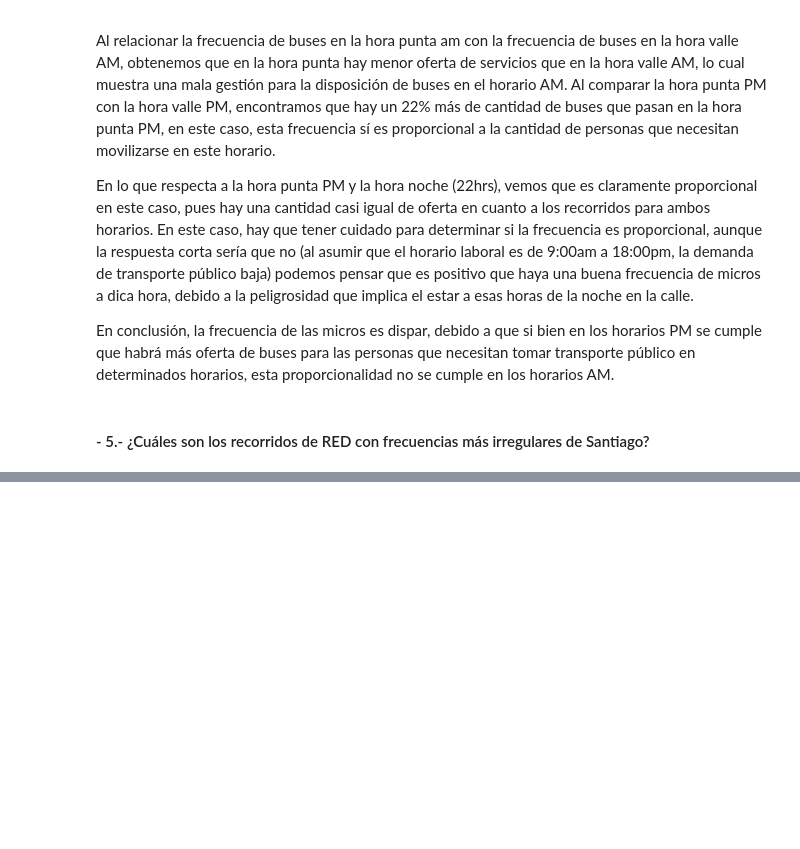
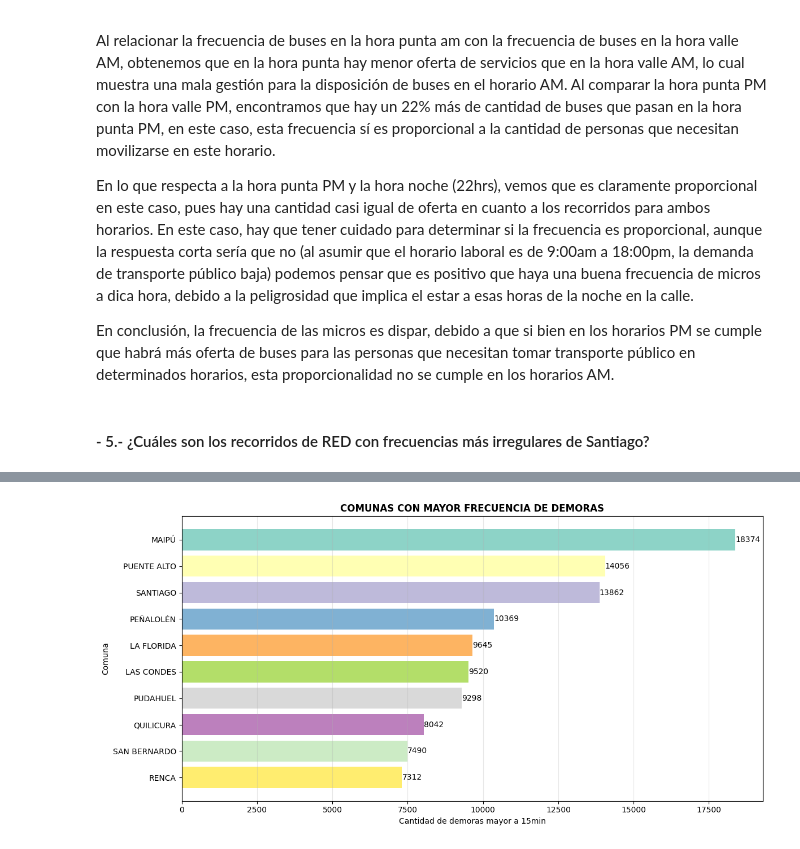
Before and after one commit to vpardoss/squadecaedro, a Jupyter notebook: notebooks/squadecaedro_entrega.ipynb, the cells around one changed output, grey strips where cells are left out. Drawn from its saved outputs; the diff is of its cells as text; code cells hidden in the pictures; blank space fills up the shorter version.

```diff
--- a/notebooks/squadecaedro_entrega.ipynb
+++ b/notebooks/squadecaedro_entrega.ipynb
@@ -444,0 +481,19 @@ Sí, es posble contestar esta pregunta. Teniendo considerado que nuestra base de
+# %%
+# BONUS: comunas en las que más tardan los recorridos un tiempo mayor a 15 min
+plt.figure(figsize=(12, 6))
+bars = plt.barh(demora_comunal.index, demora_comunal.values,
+                color=plt.cm.Set3(np.linspace(0, 1, len(demora_comunal))))
+
+plt.xlabel("Cantidad de demoras mayor a 15min")
+plt.ylabel("Comuna")
+plt.title("COMUNAS CON MAYOR FRECUENCIA DE DEMORAS", fontweight="bold")
+plt.gca().invert_yaxis()
+for bar in bars:
+    width = bar.get_width()
+    plt.text(width + 0.5, bar.get_y() + bar.get_height()/2, f"{int(width)}", ha="left", va="center")
+
+plt.grid(axis="x", alpha=0.3)
+plt.tight_layout()
+plt.show()
+# %% [output]
+[figure, added]
```
Also changed, not shown: parts of 7 cells of this notebook.
